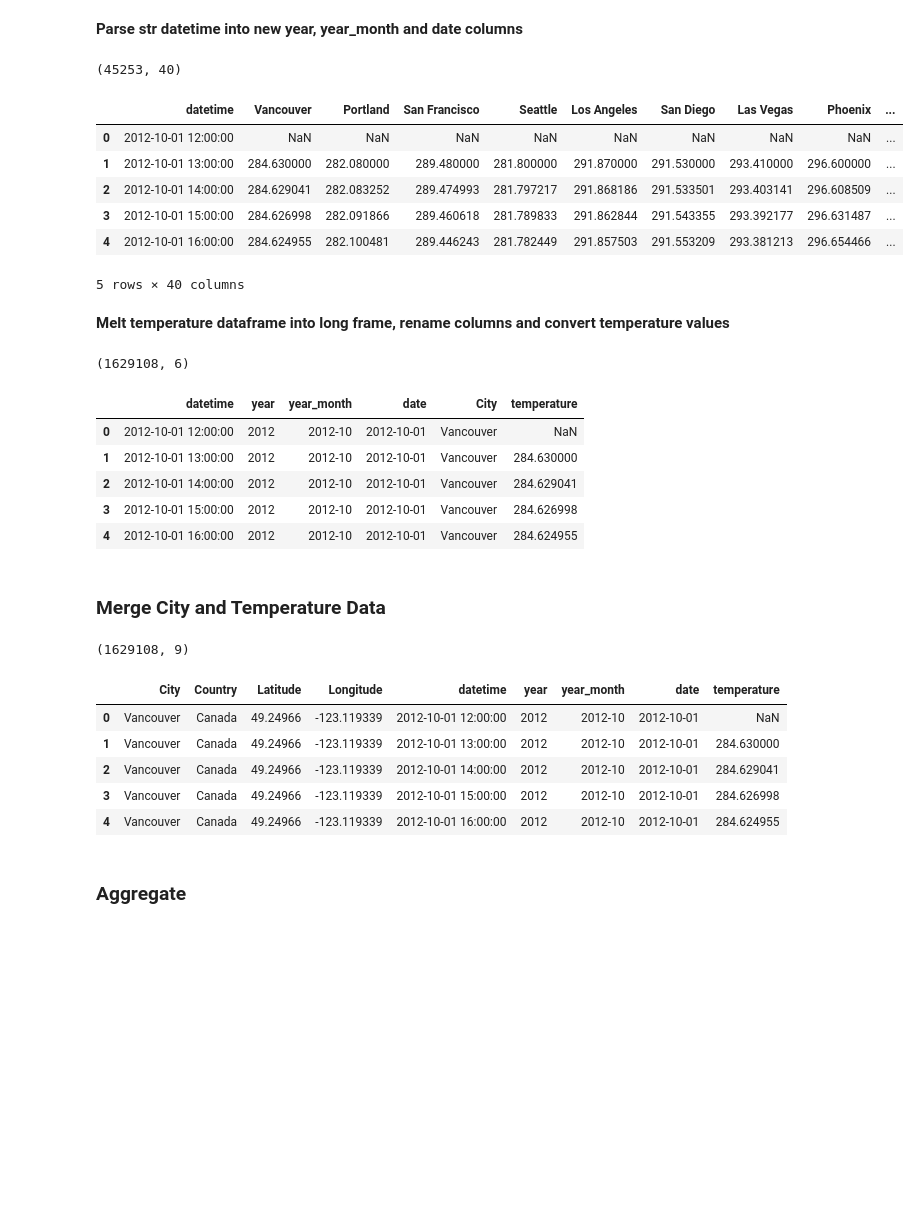
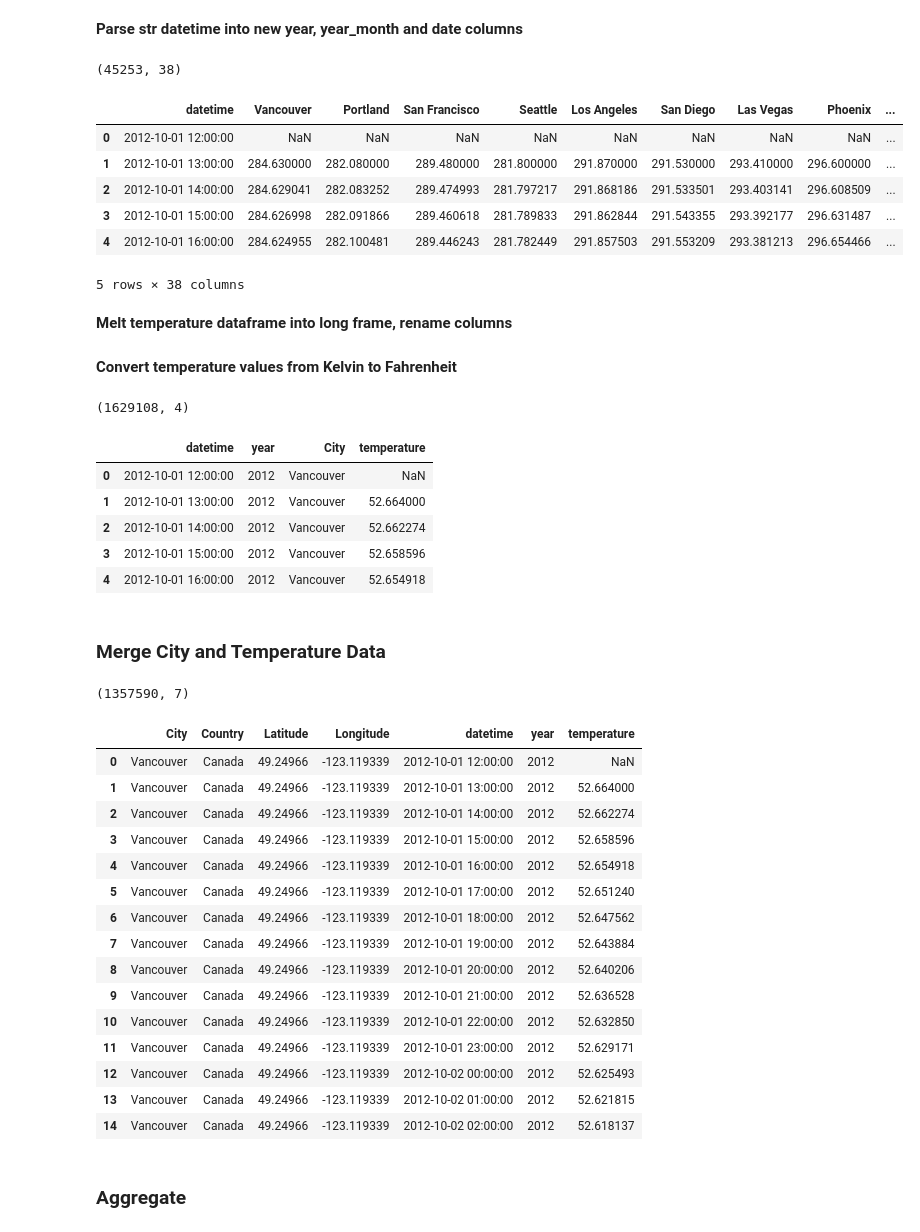
Before and after one commit to arbogdan/datafest_2019, a Jupyter notebook: 2019/python/viz/workspace/map.ipynb, the cells around one changed output. Saved outputs shown, nothing was run; the diff lists cells and outputs as text; code cells hidden in the pictures; blank space fills up the shorter version.

```diff
--- a/2019/python/viz/workspace/map.ipynb
+++ b/2019/python/viz/workspace/map.ipynb
@@ -24,0 +27,4 @@ df_cities.head()
+# %%
+in_israel = df_cities.Country == 'Israel'
+df_cities = df_cities[~in_israel]
+df_cities.City.unique()
@@ -41,52 +55,64 @@ df_temperature.head()
 **Parse str datetime into new year, year_month and date columns**
 # %%
 df_temperature['year'] = df_temperature.datetime.str[0:4]
-df_temperature['year_month'] = df_temperature.datetime.str[0:7]
-df_temperature['date'] = df_temperature.datetime.str[0:10]
 # %%
 print(df_temperature.shape)
 df_temperature.head()
 # %% [output]
-(45253, 40)
+(45253, 38)
 |  | datetime | Vancouver | Portland | San Francisco | Seattle | Los Angeles | San Diego | Las Vegas | Phoenix | ... |
 | 0 | 2012-10-01 12:00:00 | NaN | NaN | NaN | NaN | NaN | NaN | NaN | NaN | ... |
 | 1 | 2012-10-01 13:00:00 | 284.630000 | 282.080000 | 289.480000 | 281.800000 | 291.870000 | 291.530000 | 293.410000 | 296.600000 | ... |
 | 2 | 2012-10-01 14:00:00 | 284.629041 | 282.083252 | 289.474993 | 281.797217 | 291.868186 | 291.533501 | 293.403141 | 296.608509 | ... |
 | 3 | 2012-10-01 15:00:00 | 284.626998 | 282.091866 | 289.460618 | 281.789833 | 291.862844 | 291.543355 | 293.392177 | 296.631487 | ... |
 | 4 | 2012-10-01 16:00:00 | 284.624955 | 282.100481 | 289.446243 | 281.782449 | 291.857503 | 291.553209 | 293.381213 | 296.654466 | ... |
-5 rows × 40 columns
+5 rows × 38 columns
 # %% [markdown]
-**Melt temperature dataframe into long frame, rename columns and convert temperature values**
+**Melt temperature dataframe into long frame, rename columns**
 # %%
-df_temperature_long = df_temperature.melt(id_vars=['datetime', 'year', 'year_month', 'date'])
+df_temperature_long = df_temperature.melt(id_vars=['datetime', 'year'])
 df_temperature_long.rename(columns={"variable": "City", "value": "temperature"}, inplace=True)
-df_temperature_long.temperature = pd.to_numeric(df_temperature_long.temperature)
+# %% [markdown]
+**Convert temperature values from Kelvin to Fahrenheit**
+# %%
+df_temperature_long.temperature = pd.to_numeric(df_temperature_long.temperature)
+df_temperature_long.temperature = 1.8 * (df_temperature_long.temperature - 273.15) + 32
 # %%
 print(df_temperature_long.shape)
 df_temperature_long.head()
 # %% [output]
-(1629108, 6)
+(1629108, 4)
-|  | datetime | year | year_month | date | City | temperature |
-| 0 | 2012-10-01 12:00:00 | 2012 | 2012-10 | 2012-10-01 | Vancouver | NaN |
-| 1 | 2012-10-01 13:00:00 | 2012 | 2012-10 | 2012-10-01 | Vancouver | 284.630000 |
-| 2 | 2012-10-01 14:00:00 | 2012 | 2012-10 | 2012-10-01 | Vancouver | 284.629041 |
-| 3 | 2012-10-01 15:00:00 | 2012 | 2012-10 | 2012-10-01 | Vancouver | 284.626998 |
-| 4 | 2012-10-01 16:00:00 | 2012 | 2012-10 | 2012-10-01 | Vancouver | 284.624955 |
+|  | datetime | year | City | temperature |
+| 0 | 2012-10-01 12:00:00 | 2012 | Vancouver | NaN |
+| 1 | 2012-10-01 13:00:00 | 2012 | Vancouver | 52.664000 |
+| 2 | 2012-10-01 14:00:00 | 2012 | Vancouver | 52.662274 |
+| 3 | 2012-10-01 15:00:00 | 2012 | Vancouver | 52.658596 |
+| 4 | 2012-10-01 16:00:00 | 2012 | Vancouver | 52.654918 |
 # %% [markdown]
 ### Merge City and Temperature Data
 # %%
 df_city_temp = df_cities.merge(df_temperature_long, on='City')
 # %%
 print(df_city_temp.shape)
-df_city_temp.head()
+df_city_temp.head(15)
 # %% [output]
-(1629108, 9)
+(1357590, 7)
-|  | City | Country | Latitude | Longitude | datetime | year | year_month | date | temperature |
-| 0 | Vancouver | Canada | 49.24966 | -123.119339 | 2012-10-01 12:00:00 | 2012 | 2012-10 | 2012-10-01 | NaN |
-| 1 | Vancouver | Canada | 49.24966 | -123.119339 | 2012-10-01 13:00:00 | 2012 | 2012-10 | 2012-10-01 | 284.630000 |
-| 2 | Vancouver | Canada | 49.24966 | -123.119339 | 2012-10-01 14:00:00 | 2012 | 2012-10 | 2012-10-01 | 284.629041 |
-| 3 | Vancouver | Canada | 49.24966 | -123.119339 | 2012-10-01 15:00:00 | 2012 | 2012-10 | 2012-10-01 | 284.626998 |
-| 4 | Vancouver | Canada | 49.24966 | -123.119339 | 2012-10-01 16:00:00 | 2012 | 2012-10 | 2012-10-01 | 284.624955 |
+|  | City | Country | Latitude | Longitude | datetime | year | temperature |
+| 0 | Vancouver | Canada | 49.24966 | -123.119339 | 2012-10-01 12:00:00 | 2012 | NaN |
+| 1 | Vancouver | Canada | 49.24966 | -123.119339 | 2012-10-01 13:00:00 | 2012 | 52.664000 |
+| 2 | Vancouver | Canada | 49.24966 | -123.119339 | 2012-10-01 14:00:00 | 2012 | 52.662274 |
+| 3 | Vancouver | Canada | 49.24966 | -123.119339 | 2012-10-01 15:00:00 | 2012 | 52.658596 |
+| 4 | Vancouver | Canada | 49.24966 | -123.119339 | 2012-10-01 16:00:00 | 2012 | 52.654918 |
+| 5 | Vancouver | Canada | 49.24966 | -123.119339 | 2012-10-01 17:00:00 | 2012 | 52.651240 |
+| 6 | Vancouver | Canada | 49.24966 | -123.119339 | 2012-10-01 18:00:00 | 2012 | 52.647562 |
+| 7 | Vancouver | Canada | 49.24966 | -123.119339 | 2012-10-01 19:00:00 | 2012 | 52.643884 |
+| 8 | Vancouver | Canada | 49.24966 | -123.119339 | 2012-10-01 20:00:00 | 2012 | 52.640206 |
+| 9 | Vancouver | Canada | 49.24966 | -123.119339 | 2012-10-01 21:00:00 | 2012 | 52.636528 |
+| 10 | Vancouver | Canada | 49.24966 | -123.119339 | 2012-10-01 22:00:00 | 2012 | 52.632850 |
+| 11 | Vancouver | Canada | 49.24966 | -123.119339 | 2012-10-01 23:00:00 | 2012 | 52.629171 |
+| 12 | Vancouver | Canada | 49.24966 | -123.119339 | 2012-10-02 00:00:00 | 2012 | 52.625493 |
+| 13 | Vancouver | Canada | 49.24966 | -123.119339 | 2012-10-02 01:00:00 | 2012 | 52.621815 |
+| 14 | Vancouver | Canada | 49.24966 | -123.119339 | 2012-10-02 02:00:00 | 2012 | 52.618137 |
 # %% [markdown]
 ### Aggregate
 # %% [markdown]
```
Also changed, not shown: parts of 15 cells of this notebook, 7 other files.
